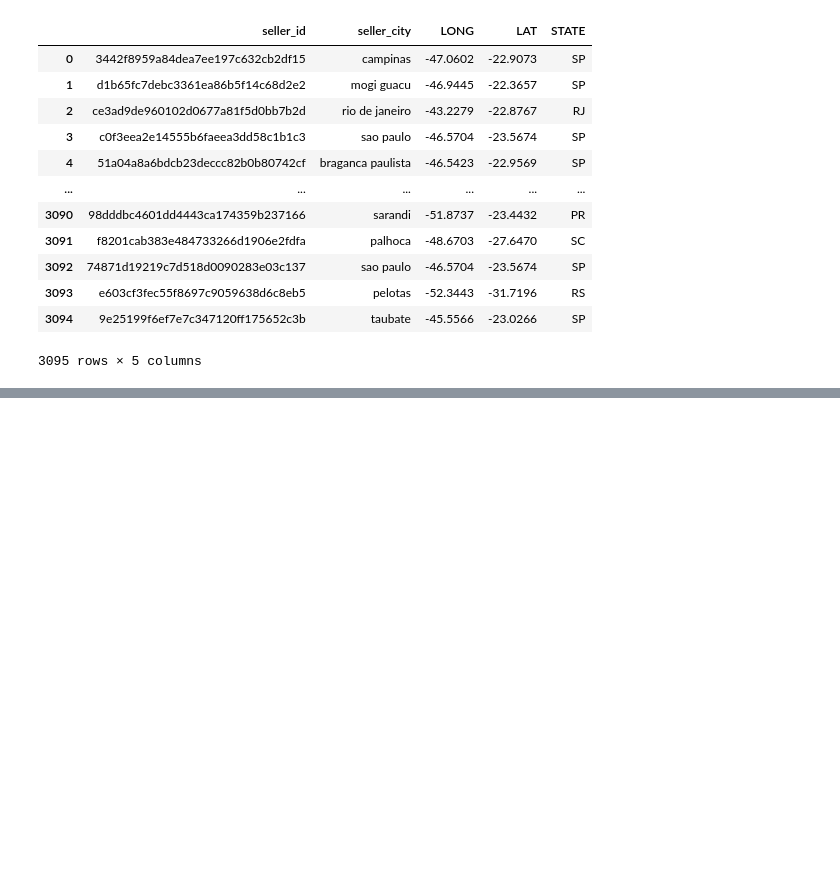
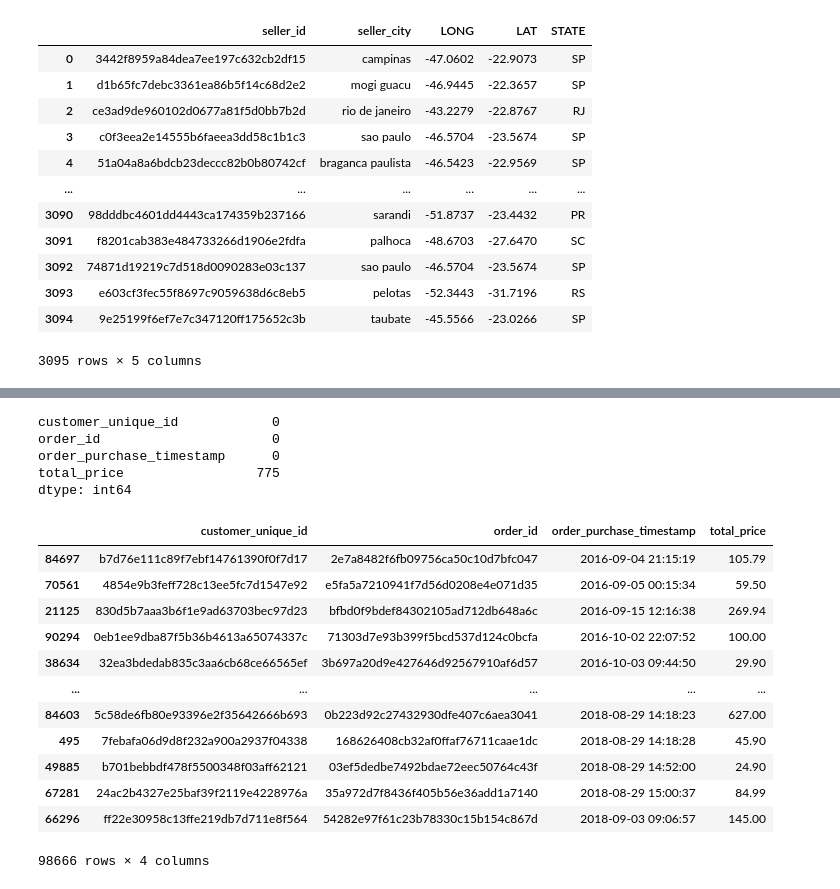
Before and after one commit to HumanBojack/Olist_unsupervised, a Jupyter notebook: data_analysis.ipynb, the cells around one changed output, grey strips where cells are left out. Cells and saved outputs as stored; diff of their text form; code cells hidden in the pictures; blank space fills up the shorter version.

```diff
--- a/data_analysis.ipynb
+++ b/data_analysis.ipynb
@@ -329,0 +363,2 @@ For the KMeans:
+# %%
+df_items_updated = df_items.groupby(by="order_id").sum()["total_price"]
@@ -329,0 +369,2 @@ For the KMeans:
+# %%
+df_rfm = df_rfm.join(df_items_updated, on="order_id")
@@ -329,0 +386,12 @@ For the KMeans:
+# %%
+df_rfm["order_purchase_timestamp"] = pd.to_datetime(df_rfm["order_purchase_timestamp"], format="%Y-%m-%d %H:%M:%S")
+# %%
+# remove the empty orders
+print(df_rfm.isna().sum())
+df_rfm.dropna(inplace=True)
+# %% [output]
+customer_unique_id            0
+order_id                      0
+order_purchase_timestamp      0
+total_price                 775
+dtype: int64
@@ -329,0 +400,16 @@ For the KMeans:
+# %%
+df_rfm.sort_values(by="order_purchase_timestamp") # between 2016 and 2018
+# %% [output]
+|  | customer_unique_id | order_id | order_purchase_timestamp | total_price |
+| 84697 | b7d76e111c89f7ebf14761390f0f7d17 | 2e7a8482f6fb09756ca50c10d7bfc047 | 2016-09-04 21:15:19 | 105.79 |
+| 70561 | 4854e9b3feff728c13ee5fc7d1547e92 | e5fa5a7210941f7d56d0208e4e071d35 | 2016-09-05 00:15:34 | 59.50 |
+| 21125 | 830d5b7aaa3b6f1e9ad63703bec97d23 | bfbd0f9bdef84302105ad712db648a6c | 2016-09-15 12:16:38 | 269.94 |
+| 90294 | 0eb1ee9dba87f5b36b4613a65074337c | 71303d7e93b399f5bcd537d124c0bcfa | 2016-10-02 22:07:52 | 100.00 |
+| 38634 | 32ea3bdedab835c3aa6cb68ce66565ef | 3b697a20d9e427646d92567910af6d57 | 2016-10-03 09:44:50 | 29.90 |
+| ... | ... | ... | ... | ... |
+| 84603 | 5c58de6fb80e93396e2f35642666b693 | 0b223d92c27432930dfe407c6aea3041 | 2018-08-29 14:18:23 | 627.00 |
+| 495 | 7febafa06d9d8f232a900a2937f04338 | 168626408cb32af0ffaf76711caae1dc | 2018-08-29 14:18:28 | 45.90 |
+| 49885 | b701bebbdf478f5500348f03aff62121 | 03ef5dedbe7492bdae72eec50764c43f | 2018-08-29 14:52:00 | 24.90 |
+| 67281 | 24ac2b4327e25baf39f2119e4228976a | 35a972d7f8436f405b56e36add1a7140 | 2018-08-29 15:00:37 | 84.99 |
+| 66296 | ff22e30958c13ffe219db7d711e8f564 | 54282e97f61c23b78330c15b154c867d | 2018-09-03 09:06:57 | 145.00 |
+98666 rows × 4 columns
```
Also changed, not shown: parts of 17 cells of this notebook.
